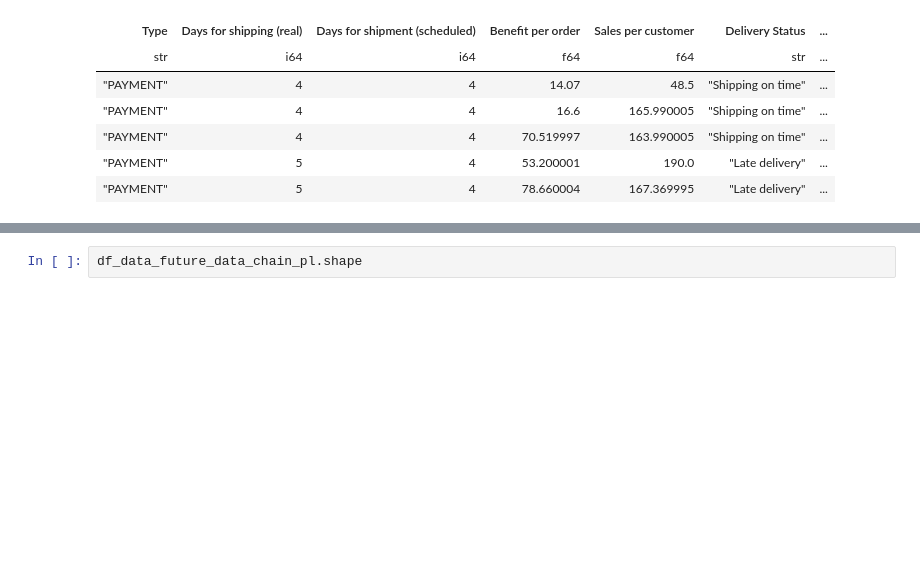
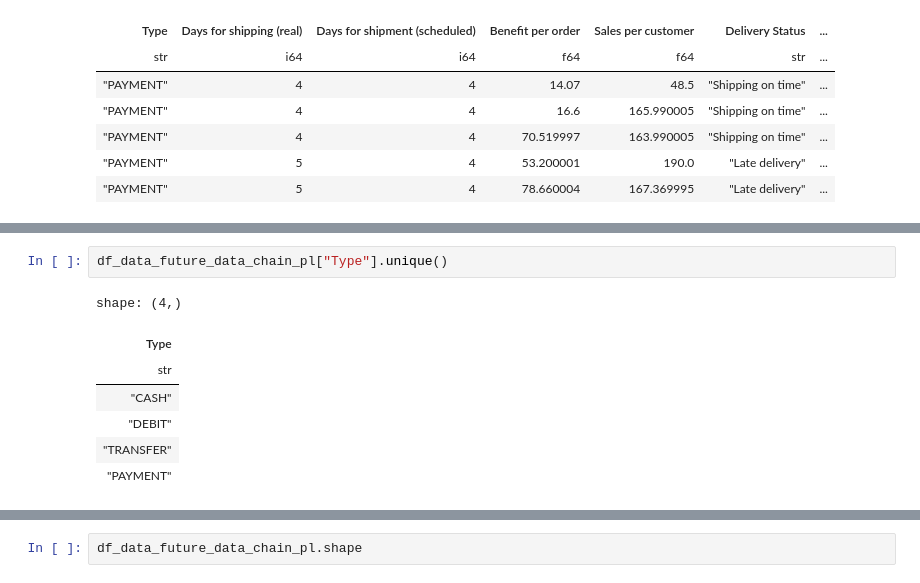
Before and after one commit to MarcHumet/supply_chain_DS, a Jupyter notebook: dataco_supply_chain/data/raw/DataCo_Supply_Chain_dataset_EDA.ipynb, the cells around one changed output, grey strips where cells are left out. Cells and saved outputs as stored; diff of their text form; blank space fills up the shorter version.

```diff
--- a/dataco_supply_chain/data/raw/DataCo_Supply_Chain_dataset_EDA.ipynb
+++ b/dataco_supply_chain/data/raw/DataCo_Supply_Chain_dataset_EDA.ipynb
@@ -78,0 +92,10 @@ shape: (5, 53)
+# %%
+df_data_future_data_chain_pl["Type"].unique()
+# %% [output]
+shape: (4,)
+| Type |
+| str |
+| "CASH" |
+| "DEBIT" |
+| "TRANSFER" |
+| "PAYMENT" |
```
Also changed, not shown: parts of 21 cells of this notebook.
